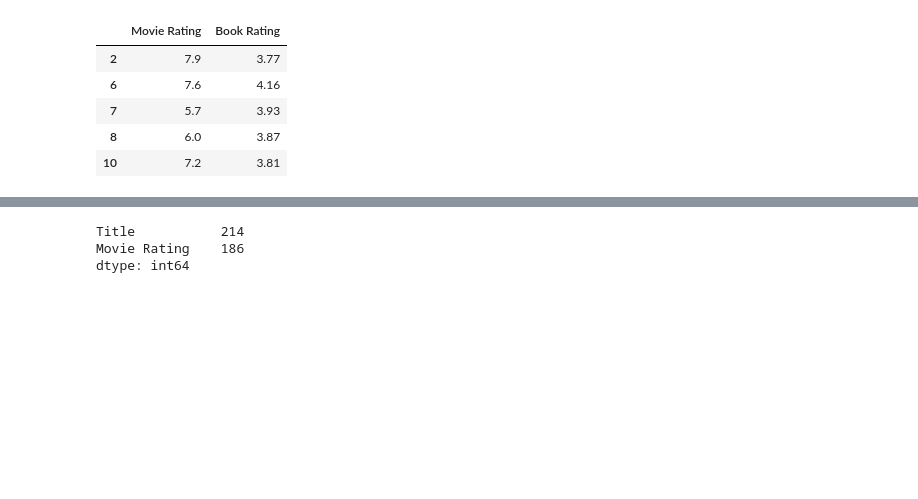
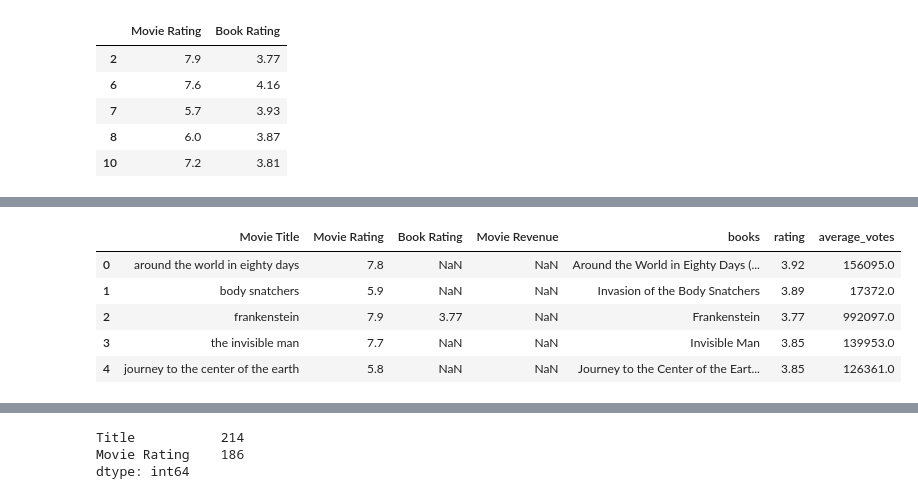
Before and after one commit to naim-panjwani/books_and_films, a Jupyter notebook: Plots/plot.ipynb, the cells around one changed output, grey strips where cells are left out. Cells and saved outputs as stored; diff of their text form; code cells hidden in the pictures; blank space fills up the shorter version.

Commit message:
revenue

```diff
--- a/Plots/plot.ipynb
+++ b/Plots/plot.ipynb
@@ -83,3 +55,14 @@ plt.show()
+# %%
+csv_path = ("../Transformed_data/merged_book_and_movie_titles.csv")
+combined_df = pd.read_csv(csv_path, encoding="utf-8")
+combined_df.head()
+# %% [output]
+|  | Movie Title | Movie Rating | Book Rating | Movie Revenue | books | rating | average_votes |
+| 0 | around the world in eighty days | 7.8 | NaN | NaN | Around the World in Eighty Days (... | 3.92 | 156095.0 |
+| 1 | body snatchers | 5.9 | NaN | NaN | Invasion of the Body Snatchers | 3.89 | 17372.0 |
+| 2 | frankenstein | 7.9 | 3.77 | NaN | Frankenstein | 3.77 | 992097.0 |
+| 3 | the invisible man | 7.7 | NaN | NaN | Invisible Man | 3.85 | 139953.0 |
+| 4 | journey to the center of the earth | 5.8 | NaN | NaN | Journey to the Center of the Eart... | 3.85 | 126361.0 |
 # %%
 # %% [output]
 [interactive output not drawn]
```
Also changed, not shown: parts of 3 cells of this notebook.
